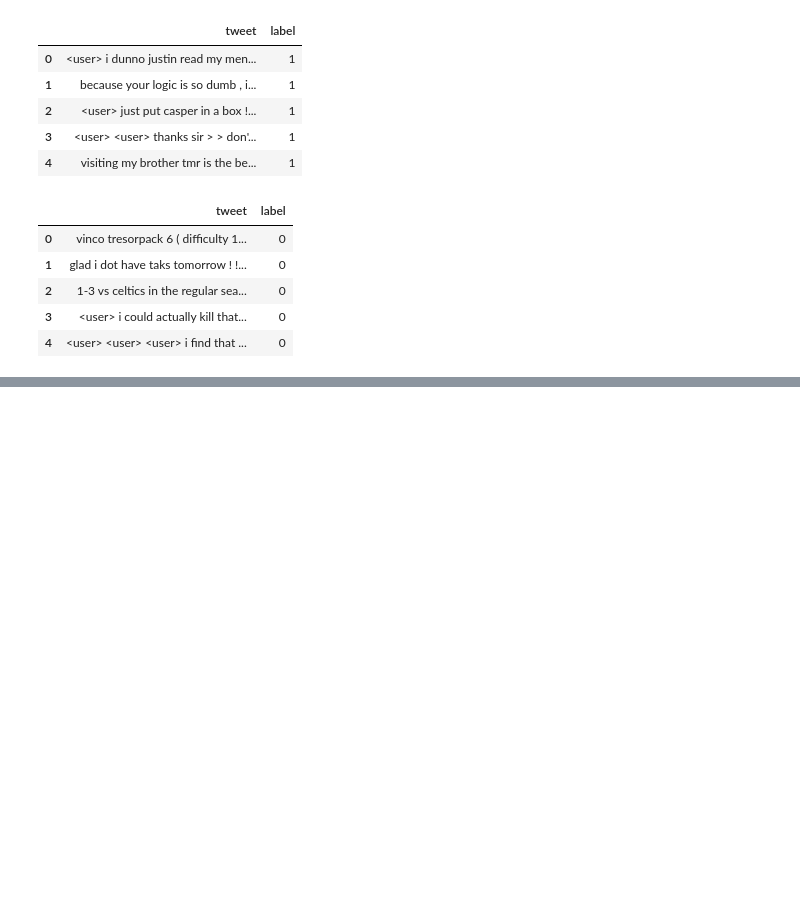
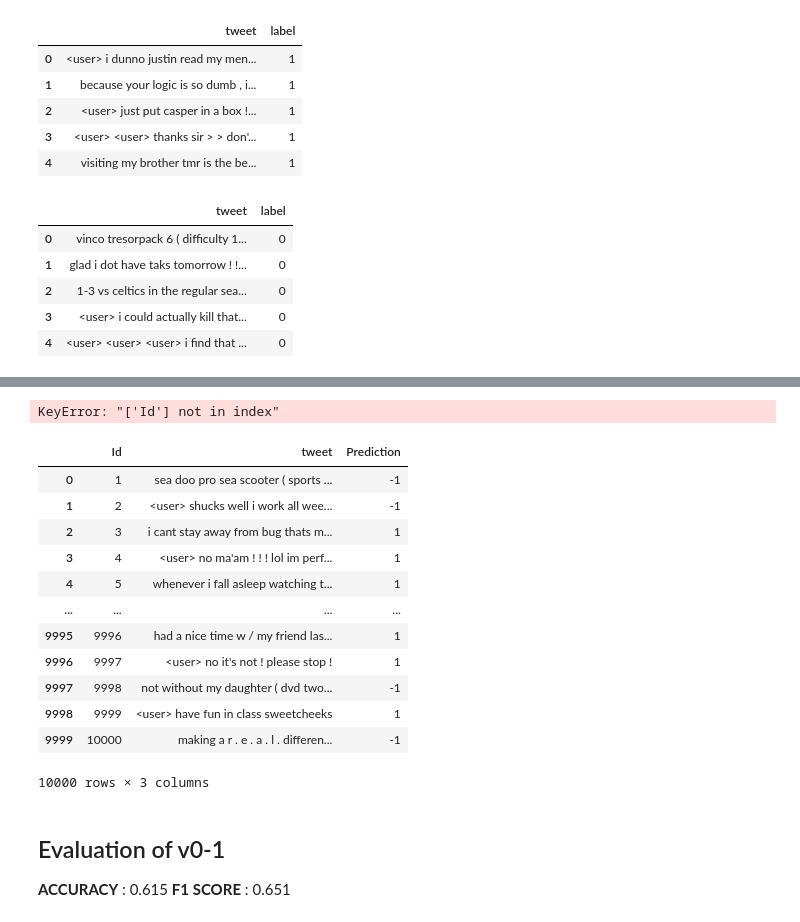
Before and after one commit to CS-433/ml-project-2-ml-gang, a Jupyter notebook: exploration_Jacopo.ipynb, the cells around one changed output, grey strips where cells are left out. Drawn from its saved outputs; the diff is of its cells as text; code cells hidden in the pictures; blank space fills up the shorter version.

```diff
--- a/exploration_Jacopo.ipynb
+++ b/exploration_Jacopo.ipynb
@@ -46,0 +255,5 @@ df_train_neg.head()
+# %%
+# Construct Feature Matrix
+X_test = build_feature_matrix_v0(df_test, vocab, embeddings, mode='avg')
+print('Feature matrix shape: ', X_test.shape)
+print('First 2 rows of feature matrix: ', X_test[:2])
@@ -46,0 +509,58 @@ df_train_neg.head()
+# %%
+def load_test_data():
+    # Load test data: id, tweet for each row
+    data_path = 'data/twitter-datasets/'
+    df_test = pd.read_csv(data_path + 'test_data.txt', header=None, names=['line'], sep='\t')
+    # Extract id and tweet, limit split by 1 so we don't split the tweet (this is v0, at least we keep it intact)
+    df_test['id'] = df_test['line'].apply(lambda x: x.split(',',1)[0])
+    df_test['tweet'] = df_test['line'].apply(lambda x: x.split(',',1)[1])
+    df_test = df_test.drop('line', axis=1)
+    return df_test
+def predict_test_data(X_test, classifier, filename='submission.csv'):
+    # Predict test data and save to csv
+    y_pred = classifier.predict(X_test)
+    df_test['Prediction'] = y_pred
+    df_test.rename(columns={'id': 'Id'}, inplace=True)
+    df_test['Prediction'] = df_test['Prediction'].apply(lambda x: -1 if x == 0 else x)
+    df_test.to_csv(filename, columns=['Id', 'Prediction'], index=False)
+    return df_test
+# %%
+# Next steps: make a submission with this model
+# then v1: keep the same model but add more features + feature engineering
+
+# predict with random forest, Deep Enough but not too deep not as we have to process better
+# Data anyway
+from sklearn.ensemble import RandomForestClassifier
+clf = RandomForestClassifier(n_estimators=100,
+    min_samples_split=30,
+    max_features='sqrt',
+    max_depth=35,
+    criterion='gini')
+clf.fit(X_train_full, y_train_full)
+# %% [output]
+KeyError: "['Id'] not in index"
+# %%
+# Load test data: id, tweet for each row
+df_test = load_test_data()
+# Build feature matrix for test data
+X_test = build_feature_matrix_v0(df_test, vocab, embeddings, mode='avg')
+# Predict test data and save to csv
+predict_test_data(X_test, clf, filename= 'data/out/submission-v0_1.csv')
+# %% [output]
+|  | Id | tweet | Prediction |
+| 0 | 1 | sea doo pro sea scooter ( sports ... | -1 |
+| 1 | 2 | <user> shucks well i work all wee... | -1 |
+| 2 | 3 | i cant stay away from bug thats m... | 1 |
+| 3 | 4 | <user> no ma'am ! ! ! lol im perf... | 1 |
+| 4 | 5 | whenever i fall asleep watching t... | 1 |
+| ... | ... | ... | ... |
+| 9995 | 9996 | had a nice time w / my friend las... | 1 |
+| 9996 | 9997 | <user> no it's not ! please stop ! | 1 |
+| 9997 | 9998 | not without my daughter ( dvd two... | -1 |
+| 9998 | 9999 | <user> have fun in class sweetcheeks | 1 |
+| 9999 | 10000 | making a r . e . a . l . differen... | -1 |
+10000 rows × 3 columns
+# %% [markdown]
+## Evaluation of v0-1
+**ACCURACY** : 0.615
+**F1 SCORE** : 0.651
```
Also changed, not shown: parts of 36 cells of this notebook, 5 other files.
